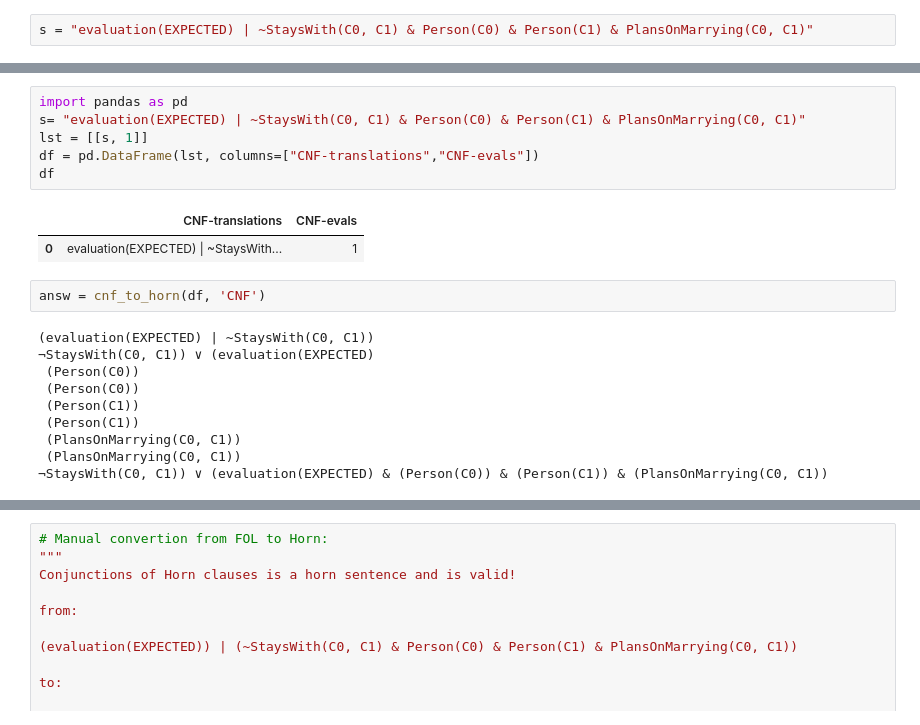
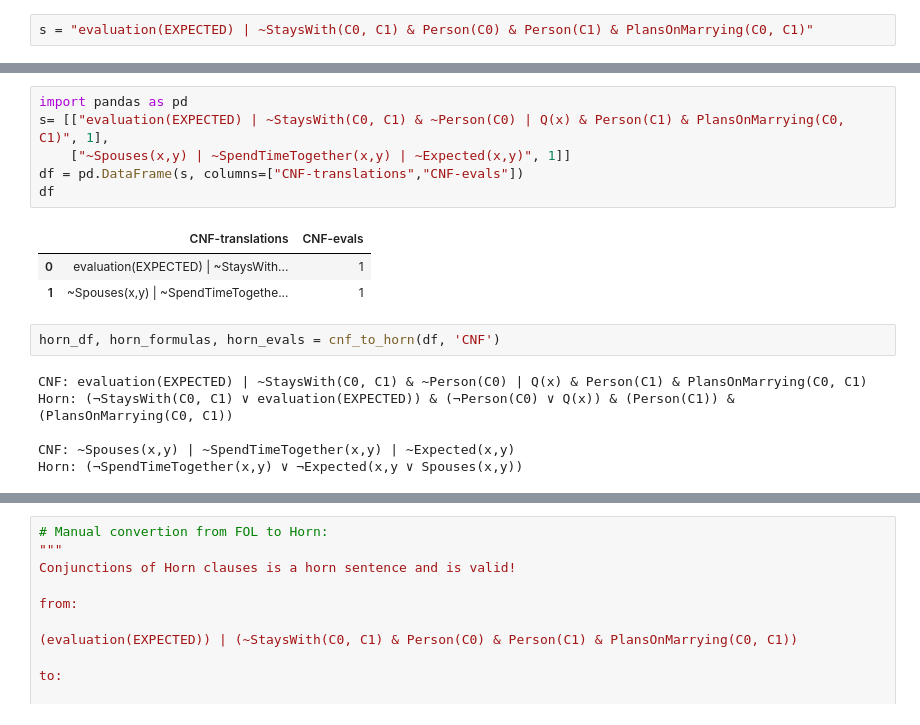
Before and after one commit to emmabjor/nl-horn-master, a Jupyter notebook: fol-horn-verifier-testing.ipynb, the cells around one changed output, grey strips where cells are left out. Drawn from its saved outputs; the diff is of its cells as text.

Commit message:
✨ Handles horn sentences

```diff
--- a/fol-horn-verifier-testing.ipynb
+++ b/fol-horn-verifier-testing.ipynb
@@ -421,22 +448,19 @@ def cnf_to_horn(df, cnf_col_name):
     return df, horn_formulas, horn_evals
 # %%
 import pandas as pd
-s= "evaluation(EXPECTED) | ~StaysWith(C0, C1) & Person(C0) & Person(C1) & PlansOnMarrying(C0, C1)"
-lst = [[s, 1]]
-df = pd.DataFrame(lst, columns=["CNF-translations","CNF-evals"])
+s= [["evaluation(EXPECTED) | ~StaysWith(C0, C1) & ~Person(C0) | Q(x) & Person(C1) & PlansOnMarrying(C0, C1)", 1],
+    ["~Spouses(x,y) | ~SpendTimeTogether(x,y) | ~Expected(x,y)", 1]]
+df = pd.DataFrame(s, columns=["CNF-translations","CNF-evals"])
 df
 # %% [output]
 |  | CNF-translations | CNF-evals |
 | 0 | evaluation(EXPECTED) | ~StaysWith... | 1 |
+| 1 | ~Spouses(x,y) | ~SpendTimeTogethe... | 1 |
 # %%
-answ = cnf_to_horn(df, 'CNF')
+horn_df, horn_formulas, horn_evals = cnf_to_horn(df, 'CNF')
 # %% [output]
-(evaluation(EXPECTED) | ~StaysWith(C0, C1))
-¬StaysWith(C0, C1)) ∨ (evaluation(EXPECTED)
- (Person(C0))
- (Person(C0))
- (Person(C1))
- (Person(C1))
- (PlansOnMarrying(C0, C1))
- (PlansOnMarrying(C0, C1))
-¬StaysWith(C0, C1)) ∨ (evaluation(EXPECTED) & (Person(C0)) & (Person(C1)) & (PlansOnMarrying(C0, C1))
+CNF: evaluation(EXPECTED) | ~StaysWith(C0, C1) & ~Person(C0) | Q(x) & Person(C1) & PlansOnMarrying(C0, C1)
+Horn: (¬StaysWith(C0, C1) ∨ evaluation(EXPECTED)) & (¬Person(C0) ∨ Q(x)) & (Person(C1)) & (PlansOnMarrying(C0, C1))
+
+CNF: ~Spouses(x,y) | ~SpendTimeTogether(x,y) | ~Expected(x,y)
+Horn: (¬SpendTimeTogether(x,y) ∨ ¬Expected(x,y ∨ Spouses(x,y))
```
Also changed, not shown: parts of 8 cells of this notebook.
